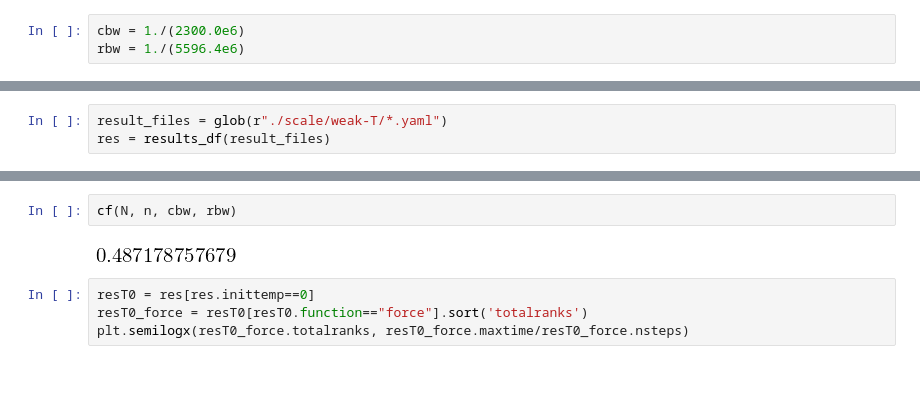
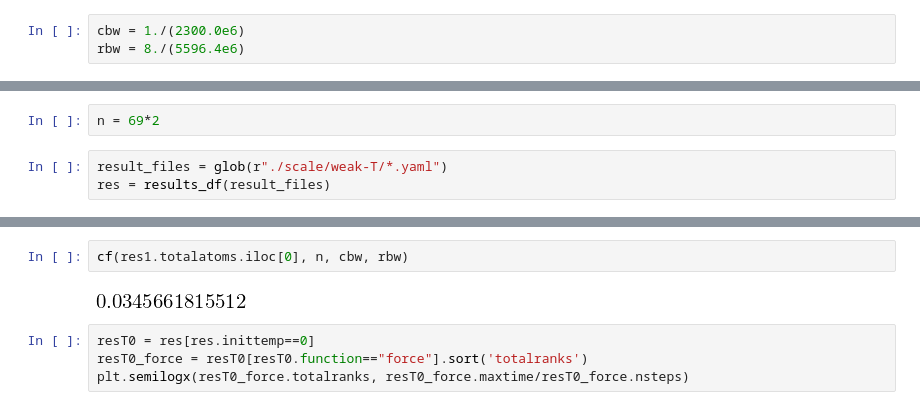
Before and after one commit to shigh/CoMD, a Jupyter notebook: perf-model.ipynb, the cells around one changed output, grey strips where cells are left out. Cells and saved outputs as stored; diff of their text form; blank space fills up the shorter version.

```diff
--- a/perf-model.ipynb
+++ b/perf-model.ipynb
@@ -65,4 +66,4 @@ cost = step1.subs(w, r); cost
 cf = sym.lambdify((N,n,c,r), cost, "numpy")
 # %%
 cbw = 1./(2300.0e6)
-rbw = 1./(5596.4e6)
+rbw = 8./(5596.4e6)
@@ -72,3 +70,5 @@ n = 20
+# %%
+n = 69*2
 # %%
 result_files = glob(r"./scale/weak-T/*.yaml")
 res = results_df(result_files)
@@ -80,9 +80,9 @@ res1_force.avgtime/res1_force.nsteps
 27    0.513488
 dtype: float64
 # %%
-cf(N, n, cbw, rbw)
+cf(res1.totalatoms.iloc[0], n, cbw, rbw)
 # %% [output]
-[figure, old version]
+[figure, new version]
 # %%
 resT0 = res[res.inittemp==0]
 resT0_force = resT0[resT0.function=="force"].sort('totalranks')
```
Also changed, not shown: parts of 9 cells of this notebook, 4 other files.
